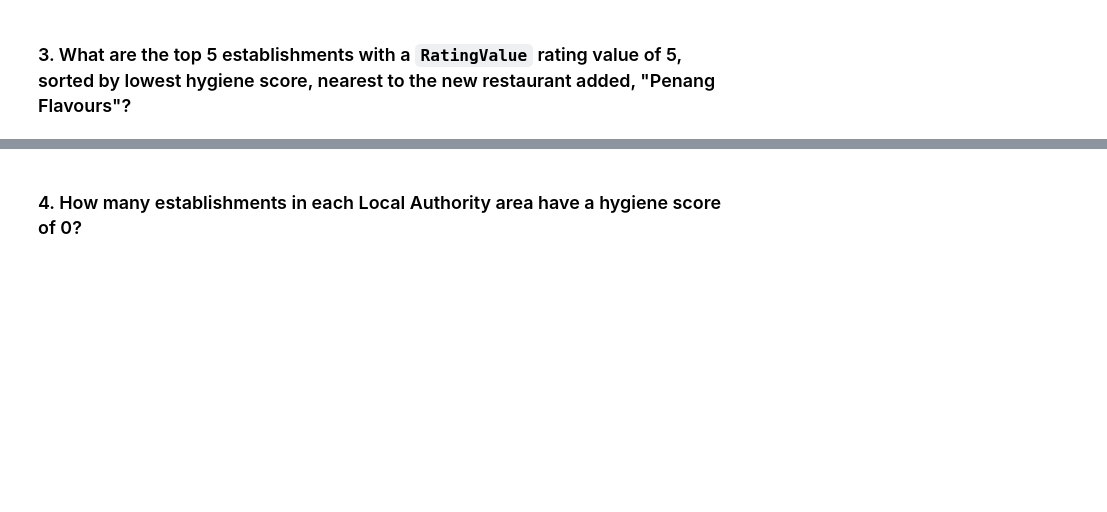
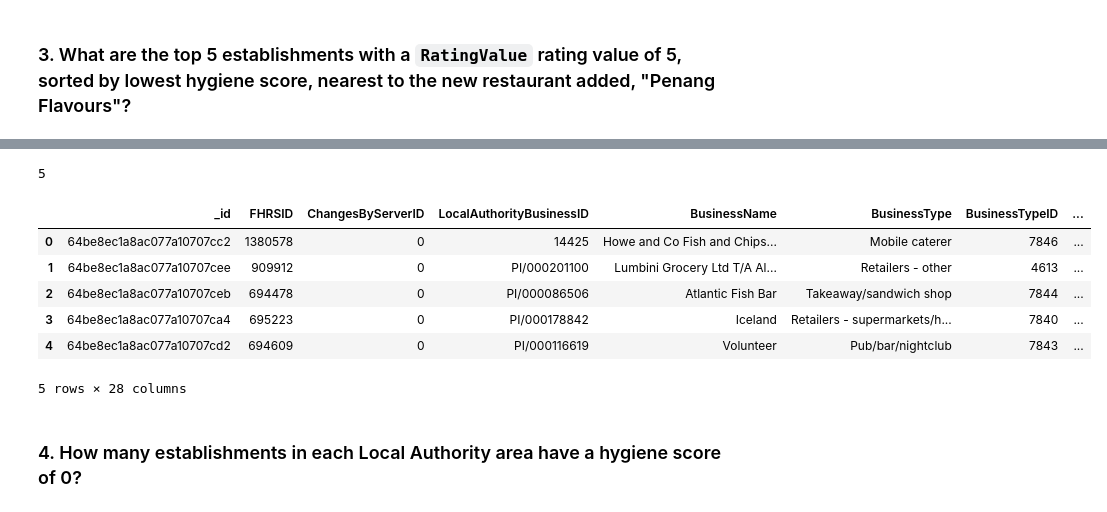
Before and after one commit to laurajanefaulds/nosql_challenge, a Jupyter notebook: LJFNoSQL_analysis_starter.ipynb, the cells around one changed output, grey strips where cells are left out. Cells and saved outputs as stored; diff of their text form; code cells hidden in the pictures; blank space fills up the shorter version.

```diff
--- a/LJFNoSQL_analysis_starter.ipynb
+++ b/LJFNoSQL_analysis_starter.ipynb
@@ -158,14 +129,18 @@ london_df.head(10)
 # Sort by hygiene score
 
 degree_search = 0.01
-latitude = {'geocode.latitude'}
-longitude = {'geocode.longitude'}
+latitude = 51.49014200
+longitude = 0.08384000
 
+query = {
+    'geocode.latitude': {'$gte': latitude - degree_search, '$lte': latitude + degree_search},
+    'geocode.longitude': {'$gte': longitude - degree_search, '$lte': longitude + degree_search},
+    'RatingValue': 5
+}
 
-
-query = {'$and': [{'geocode.latitude': {'$regex': 'London'}},
-                  {'geocode.longitude': {'$regex': 'London'}} ,
-                  {'RatingValue': {'$eq': '5'}}]}
 sort = [('scores.Hygiene', 1)]
+limit = 5
 
 # Print the results
+results = list(establishments.find(query).sort(sort).limit(limit))
+pprint(results)
@@ -172,5 +165,21 @@ sort = [('scores.Hygiene', 1)]
 # %%
-# Convert result to Pandas DataFrame
+# Convert the result to a Pandas DataFrame
+lat_long_df = pd.DataFrame(results)
+
+# Display the number of rows in the DataFrame
+print(len(lat_long_df))
+
+# Display the first 10 rows of the DataFrame
+lat_long_df.head(10)
+# %% [output]
+5
+|  | _id | FHRSID | ChangesByServerID | LocalAuthorityBusinessID | BusinessName | BusinessType | BusinessTypeID | ... |
+| 0 | 64be8ec1a8ac077a10707cc2 | 1380578 | 0 | 14425 | Howe and Co Fish and Chips... | Mobile caterer | 7846 | ... |
+| 1 | 64be8ec1a8ac077a10707cee | 909912 | 0 | PI/000201100 | Lumbini Grocery Ltd T/A Al... | Retailers - other | 4613 | ... |
+| 2 | 64be8ec1a8ac077a10707ceb | 694478 | 0 | PI/000086506 | Atlantic Fish Bar | Takeaway/sandwich shop | 7844 | ... |
+| 3 | 64be8ec1a8ac077a10707ca4 | 695223 | 0 | PI/000178842 | Iceland | Retailers - supermarkets/h... | 7840 | ... |
+| 4 | 64be8ec1a8ac077a10707cd2 | 694609 | 0 | PI/000116619 | Volunteer | Pub/bar/nightclub | 7843 | ... |
+5 rows × 28 columns
 # %% [markdown]
 ### 4. How many establishments in each Local Authority area have a hygiene score of 0?
 # %%
```
Also changed, not shown: parts of 6 cells of this notebook, 1 other file.
